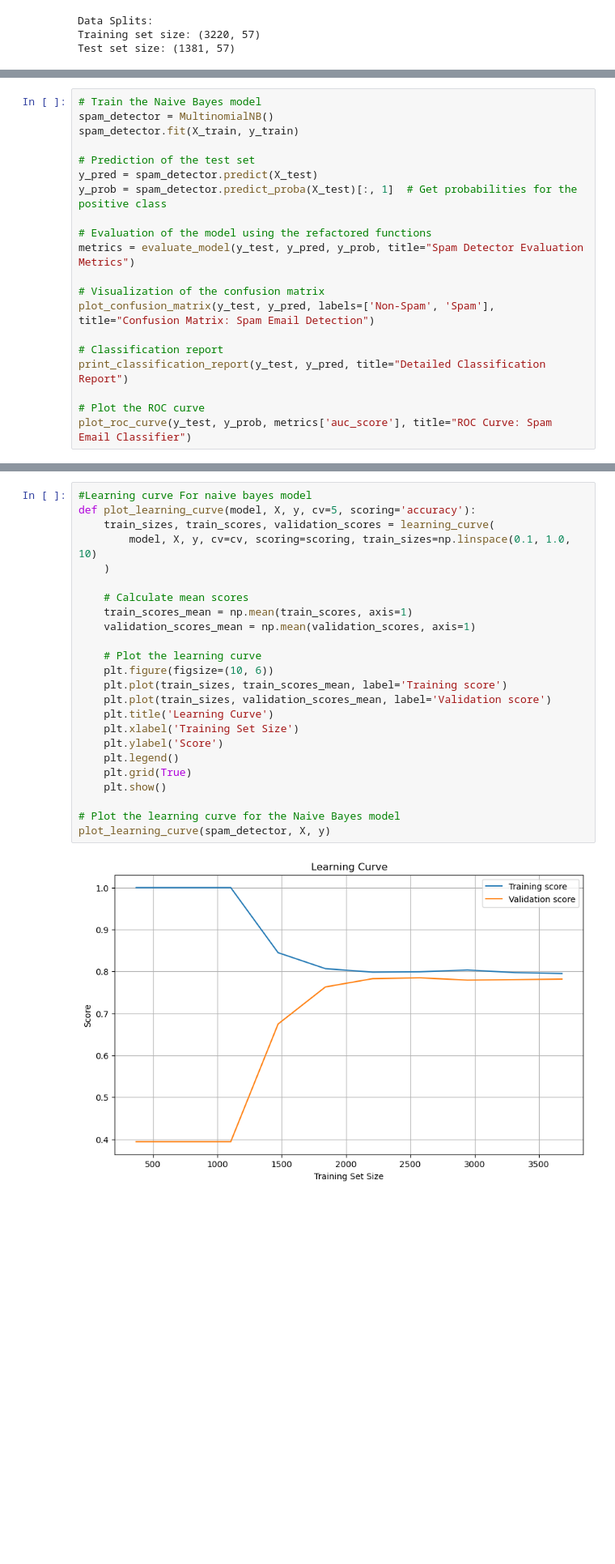
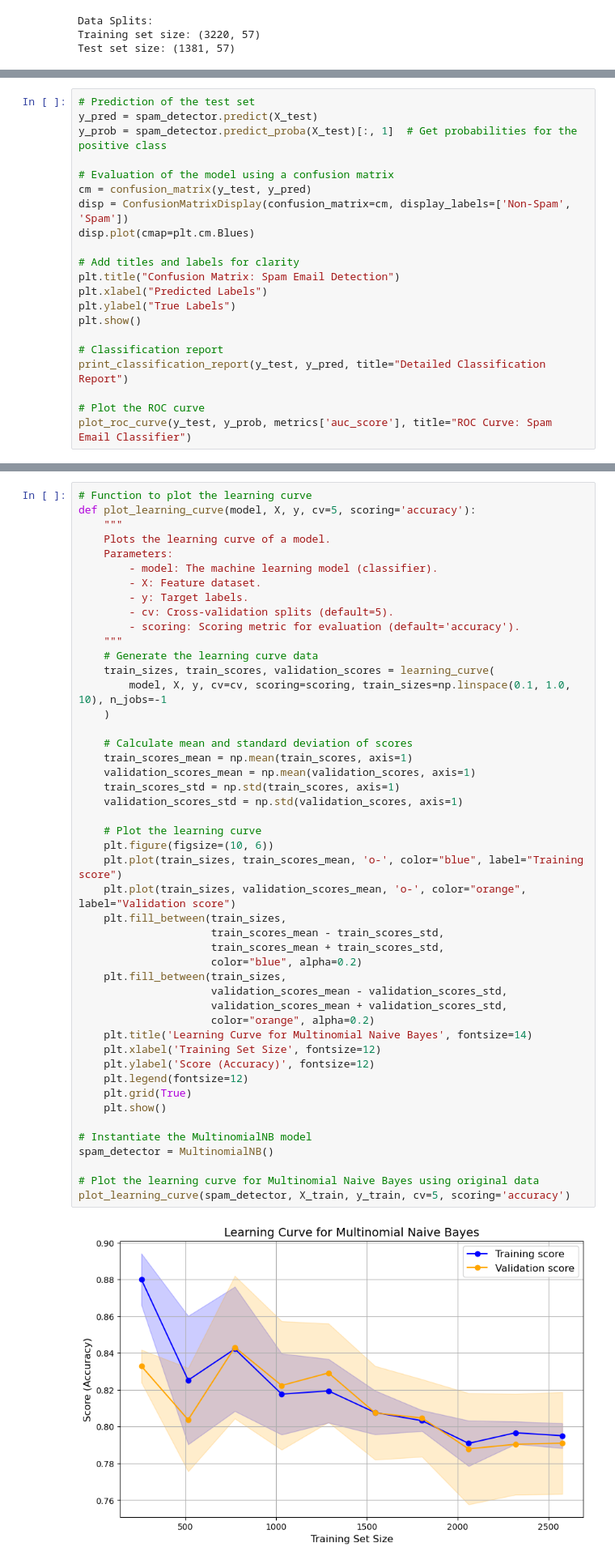
Before and after one commit to AyaCh21/Spam-Email, a Jupyter notebook: Test.ipynb, the cells around one changed output, grey strips where cells are left out. Shown at 81% size. Saved outputs shown, nothing was run; the diff lists cells and outputs as text; blank space fills up the shorter version.

```diff
--- a/Test.ipynb
+++ b/Test.ipynb
@@ -295,17 +318,18 @@ def plot_roc_curve(y_test, y_prob, auc_score, title="ROC Curve"):
 # %%
-# Train the Naive Bayes model
-spam_detector = MultinomialNB()
-spam_detector.fit(X_train, y_train)
-
 # Prediction of the test set
 y_pred = spam_detector.predict(X_test)
 y_prob = spam_detector.predict_proba(X_test)[:, 1]  # Get probabilities for the positive class
 
-# Evaluation of the model using the refactored functions
-metrics = evaluate_model(y_test, y_pred, y_prob, title="Spam Detector Evaluation Metrics")
+# Evaluation of the model using a confusion matrix
+cm = confusion_matrix(y_test, y_pred)
+disp = ConfusionMatrixDisplay(confusion_matrix=cm, display_labels=['Non-Spam', 'Spam'])
+disp.plot(cmap=plt.cm.Blues)
 
-# Visualization of the confusion matrix
-plot_confusion_matrix(y_test, y_pred, labels=['Non-Spam', 'Spam'], title="Confusion Matrix: Spam Email Detection")
+# Add titles and labels for clarity
+plt.title("Confusion Matrix: Spam Email Detection")
+plt.xlabel("Predicted Labels")
+plt.ylabel("True Labels")
+plt.show()
 
 # Classification report
 print_classification_report(y_test, y_pred, title="Detailed Classification Report")
@@ -332,27 +350,50 @@ weighted avg       0.78      0.78      0.78      1381
 [figure]
 # %%
-#Learning curve For naive bayes model
+# Function to plot the learning curve
 def plot_learning_curve(model, X, y, cv=5, scoring='accuracy'):
+    """
+    Plots the learning curve of a model.
+    Parameters:
+        - model: The machine learning model (classifier).
+        - X: Feature dataset.
+        - y: Target labels.
+        - cv: Cross-validation splits (default=5).
+        - scoring: Scoring metric for evaluation (default='accuracy').
+    """
+    # Generate the learning curve data
     train_sizes, train_scores, validation_scores = learning_curve(
-        model, X, y, cv=cv, scoring=scoring, train_sizes=np.linspace(0.1, 1.0, 10)
+        model, X, y, cv=cv, scoring=scoring, train_sizes=np.linspace(0.1, 1.0, 10), n_jobs=-1
     )
 
-    # Calculate mean scores
+    # Calculate mean and standard deviation of scores
     train_scores_mean = np.mean(train_scores, axis=1)
     validation_scores_mean = np.mean(validation_scores, axis=1)
+    train_scores_std = np.std(train_scores, axis=1)
+    validation_scores_std = np.std(validation_scores, axis=1)
 
     # Plot the learning curve
     plt.figure(figsize=(10, 6))
-    plt.plot(train_sizes, train_scores_mean, label='Training score')
-    plt.plot(train_sizes, validation_scores_mean, label='Validation score')
-    plt.title('Learning Curve')
-    plt.xlabel('Training Set Size')
-    plt.ylabel('Score')
-    plt.legend()
+    plt.plot(train_sizes, train_scores_mean, 'o-', color="blue", label="Training score")
+    plt.plot(train_sizes, validation_scores_mean, 'o-', color="orange", label="Validation score")
+    plt.fill_between(train_sizes,
+                     train_scores_mean - train_scores_std,
+                     train_scores_mean + train_scores_std,
+                     color="blue", alpha=0.2)
+    plt.fill_between(train_sizes,
+                     validation_scores_mean - validation_scores_std,
+                     validation_scores_mean + validation_scores_std,
+                     color="orange", alpha=0.2)
+    plt.title('Learning Curve for Multinomial Naive Bayes', fontsize=14)
+    plt.xlabel('Training Set Size', fontsize=12)
+    plt.ylabel('Score (Accuracy)', fontsize=12)
+    plt.legend(fontsize=12)
     plt.grid(True)
     plt.show()
 
-# Plot the learning curve for the Naive Bayes model
-plot_learning_curve(spam_detector, X, y)
+# Instantiate the MultinomialNB model
+spam_detector = MultinomialNB()
+
+# Plot the learning curve for Multinomial Naive Bayes using original data
+plot_learning_curve(spam_detector, X_train, y_train, cv=5, scoring='accuracy')
 # %% [output]
-[figure, old version]
+[figure, new version]
```
Also changed, not shown: parts of 72 cells of this notebook.
